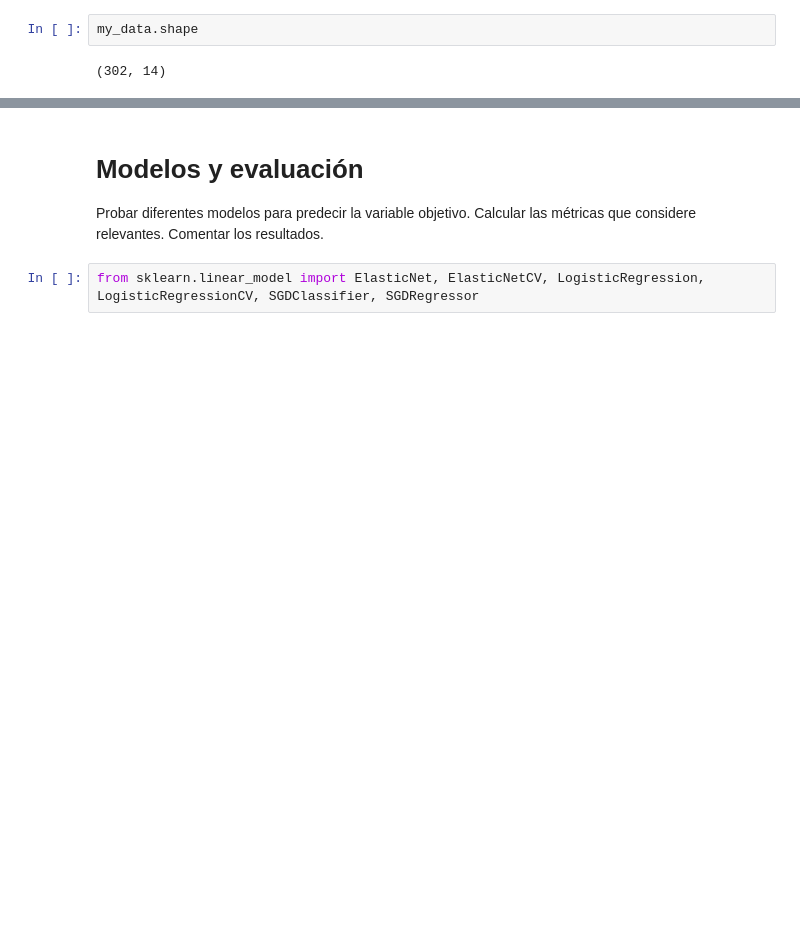
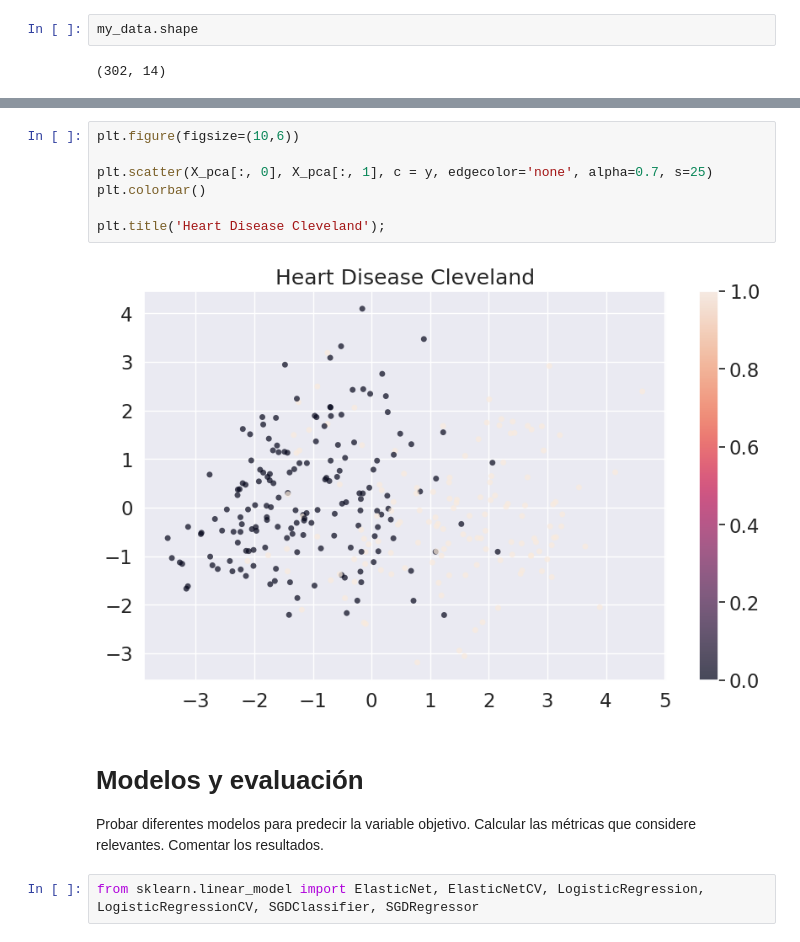
Before and after one commit to FIUBA-Posgrado-Inteligencia-Artificial/intro_ia, a Jupyter notebook: tp_integrador_enunciado/template_tp_integrador_dataset.ipynb, the cells around one changed output, grey strips where cells are left out. Saved outputs shown, nothing was run; the diff lists cells and outputs as text; blank space fills up the shorter version.

```diff
--- a/tp_integrador_enunciado/template_tp_integrador_dataset.ipynb
+++ b/tp_integrador_enunciado/template_tp_integrador_dataset.ipynb
@@ -132,3 +217,12 @@ my_data.describe(include=["object"])
+# %%
+plt.figure(figsize=(10,6))
+
+plt.scatter(X_pca[:, 0], X_pca[:, 1], c = y, edgecolor='none', alpha=0.7, s=25)
+plt.colorbar()
+
+plt.title('Heart Disease Cleveland');
+# %% [output]
+[figure, added]
 # %% [markdown]
 # Modelos y evaluación
 Probar diferentes modelos para predecir la variable objetivo. Calcular las métricas que considere relevantes. Comentar los resultados.
```
Also changed, not shown: parts of 19 cells of this notebook, 1 other file.
